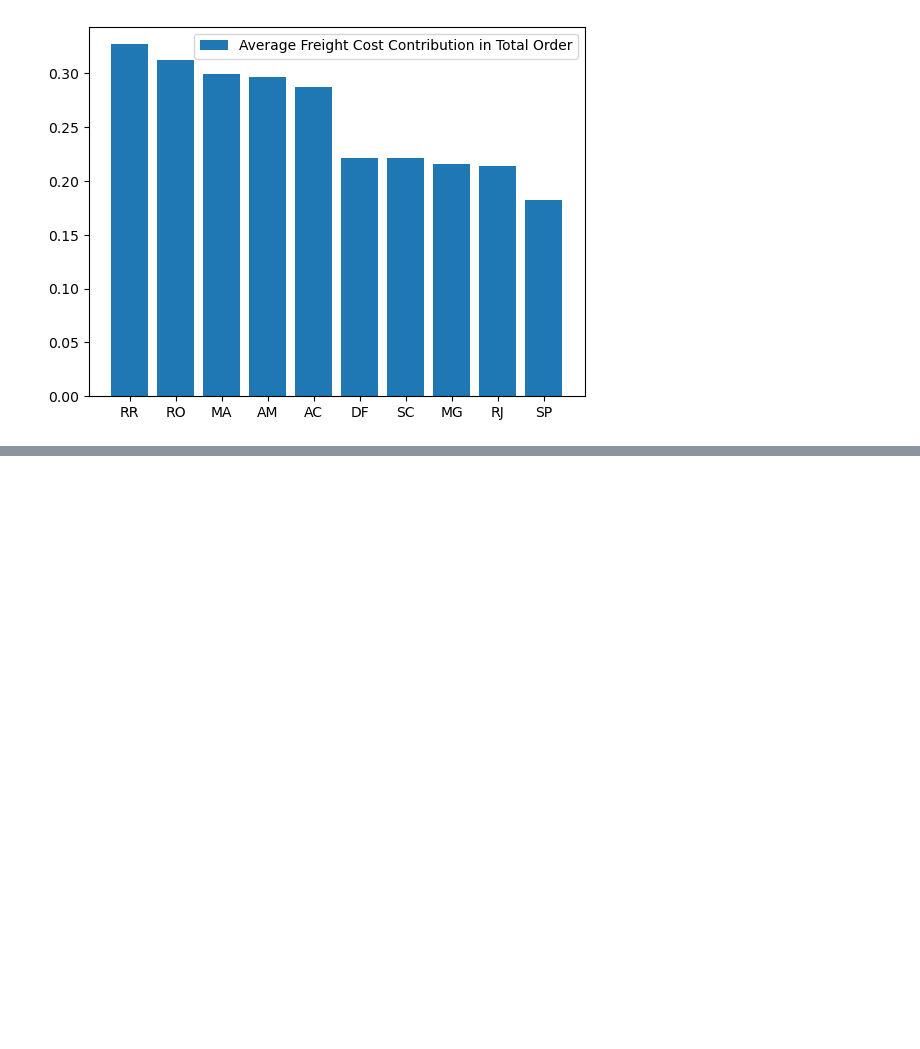
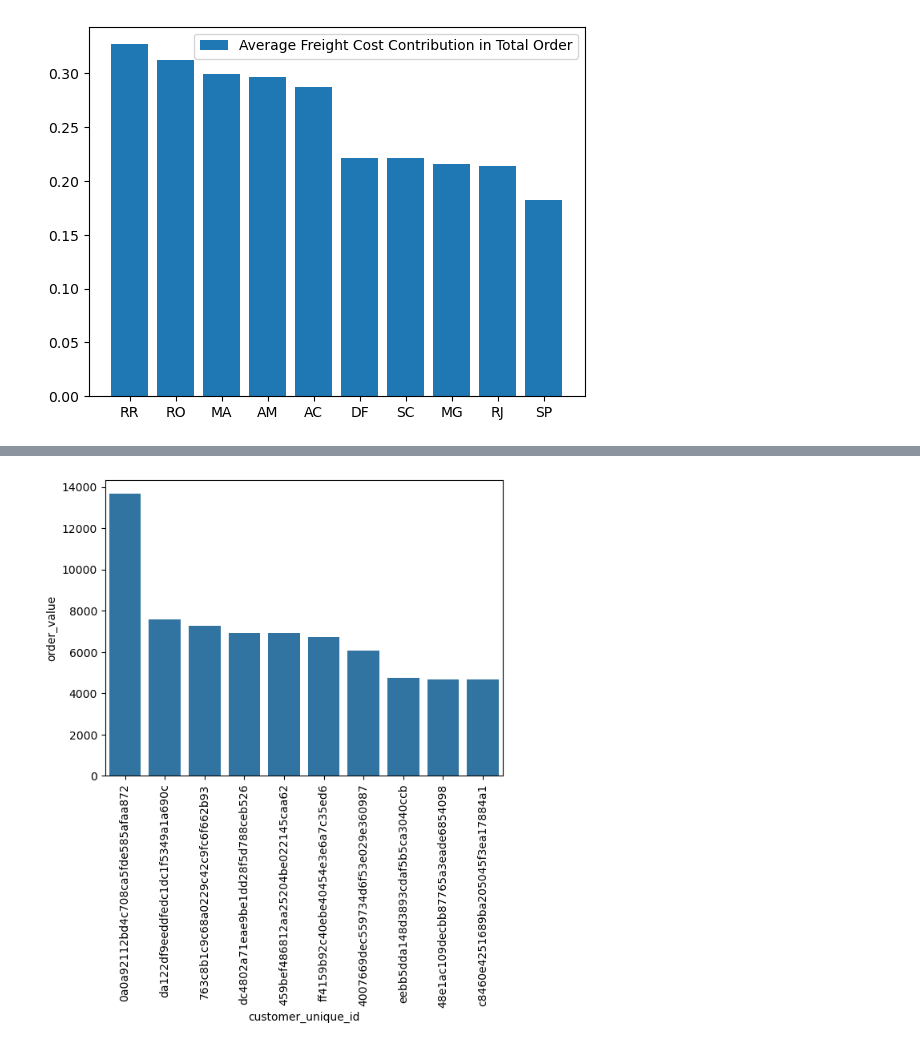
Before and after one commit to Kvitatiani/brazillian-ecommerce-analytics, a Jupyter notebook: ecommerce_playground.ipynb, the cells around one changed output, grey strips where cells are left out. Cells and saved outputs as stored; diff of their text form; code cells hidden in the pictures; blank space fills up the shorter version.

```diff
--- a/ecommerce_playground.ipynb
+++ b/ecommerce_playground.ipynb
@@ -461,0 +504,13 @@ plt.show()
+# %%
+# Visualize top 10 customers by order value
+sns.barplot(
+    data=top10_customers_order_value,
+    x='customer_unique_id',
+    y='order_value'
+)
+
+plt.xticks(rotation=90)
+
+plt.show()
+# %% [output]
+[figure, added]
```
Also changed, not shown: parts of 20 cells of this notebook.
